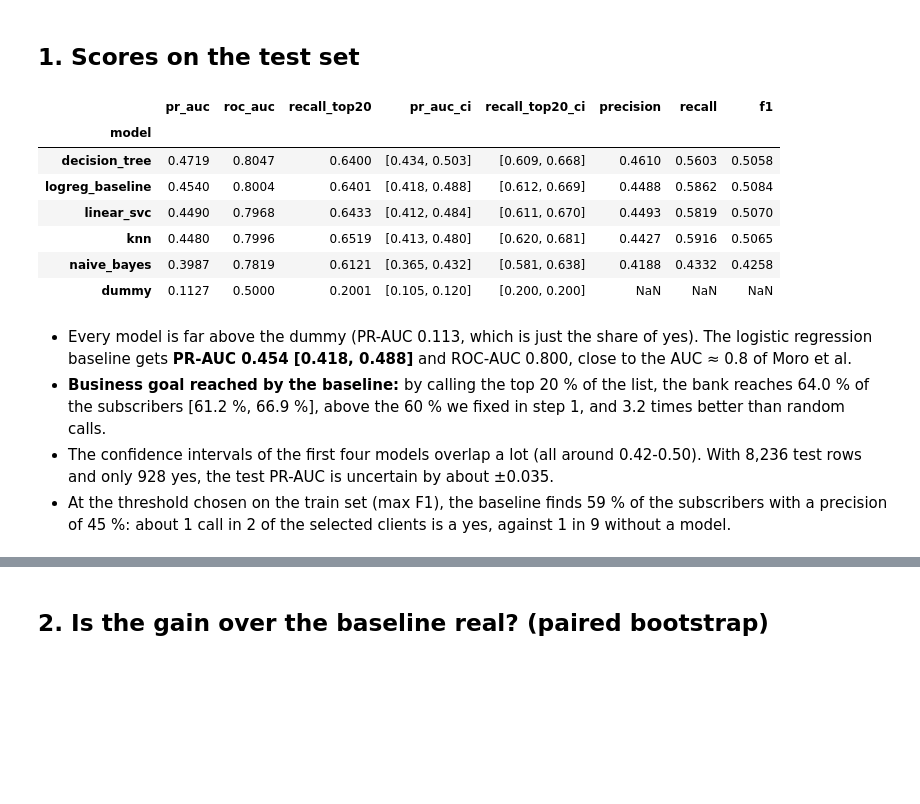
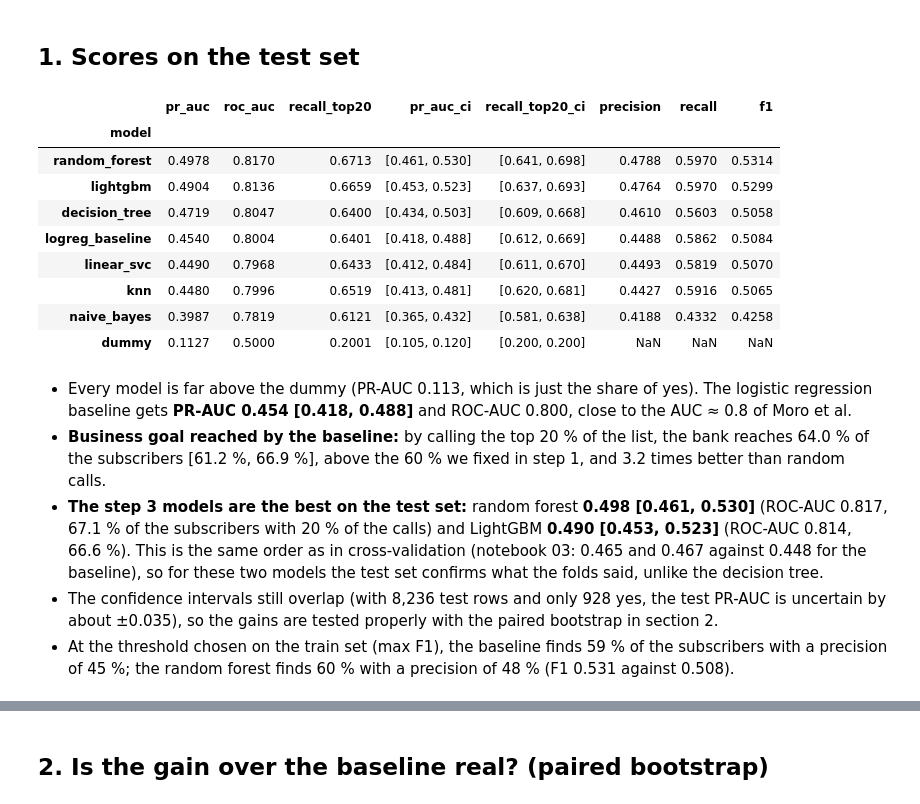
Before and after one commit to AntoninEsilv/MachineLearning, a Jupyter notebook: notebooks/04_model_comparison.ipynb, the cells around one changed output, grey strips where cells are left out. Drawn from its saved outputs; the diff is of its cells as text; code cells hidden in the pictures; blank space fills up the shorter version.

```diff
--- a/notebooks/04_model_comparison.ipynb
+++ b/notebooks/04_model_comparison.ipynb
@@ -40,33 +40,38 @@ models compared: ['dummy', 'logreg_baseline', 'decision_tree', 'knn', 'naive_bay
 # %%
 cv = cv_folds()
 scores, rows = {}, []
+fitted, oofs, thresholds = {}, {}, {}
 for n in names:
     m = get_model(n)
     # threshold chosen on out-of-fold scores of the train set, never on the test set
     oof = np.asarray([0.0])
     if n != "dummy":
         method = "predict_proba" if hasattr(m, "predict_proba") else "decision_function"
         oof = cross_val_predict(m, X_train, y_train, cv=cv, method=method, n_jobs=-1)
         oof = oof[:, 1] if oof.ndim == 2 else oof
     m.fit(X_train, y_train)
+    fitted[n] = m
     sc = score(m, X_test); scores[n] = sc
     row = {"model": n, **ranking_metrics(y_test, sc)}
     lo, hi = bootstrap_ci(y_test, sc, average_precision_score); row["pr_auc_ci"] = f"[{lo:.3f}, {hi:.3f}]"
     lo, hi = bootstrap_ci(y_test, sc, recall_at_top); row["recall_top20_ci"] = f"[{lo:.3f}, {hi:.3f}]"
     if n != "dummy":
         t = best_f1_threshold(y_train, oof)
+        oofs[n], thresholds[n] = oof, t
         row.update(threshold_metrics(y_test, sc, t))
     rows.append(row)
 test_table = pd.DataFrame(rows).set_index("model").sort_values("pr_auc", ascending=False)
 test_table.to_csv(RESULTS / "test_comparison.csv")
 test_table
 # %% [output]
 |  | pr_auc | roc_auc | recall_top20 | pr_auc_ci | recall_top20_ci | precision | recall | f1 |
 | model |  |  |  |  |  |  |  |  |
+| random_forest | 0.4978 | 0.8170 | 0.6713 | [0.461, 0.530] | [0.641, 0.698] | 0.4788 | 0.5970 | 0.5314 |
+| lightgbm | 0.4904 | 0.8136 | 0.6659 | [0.453, 0.523] | [0.637, 0.693] | 0.4764 | 0.5970 | 0.5299 |
 | decision_tree | 0.4719 | 0.8047 | 0.6400 | [0.434, 0.503] | [0.609, 0.668] | 0.4610 | 0.5603 | 0.5058 |
 | logreg_baseline | 0.4540 | 0.8004 | 0.6401 | [0.418, 0.488] | [0.612, 0.669] | 0.4488 | 0.5862 | 0.5084 |
 | linear_svc | 0.4490 | 0.7968 | 0.6433 | [0.412, 0.484] | [0.611, 0.670] | 0.4493 | 0.5819 | 0.5070 |
-| knn | 0.4480 | 0.7996 | 0.6519 | [0.413, 0.480] | [0.620, 0.681] | 0.4427 | 0.5916 | 0.5065 |
+| knn | 0.4480 | 0.7996 | 0.6519 | [0.413, 0.481] | [0.620, 0.681] | 0.4427 | 0.5916 | 0.5065 |
 | naive_bayes | 0.3987 | 0.7819 | 0.6121 | [0.365, 0.432] | [0.581, 0.638] | 0.4188 | 0.4332 | 0.4258 |
 | dummy | 0.1127 | 0.5000 | 0.2001 | [0.105, 0.120] | [0.200, 0.200] | NaN | NaN | NaN |
 # %% [markdown]
@@ -74,7 +79,11 @@ test_table
   baseline gets **PR-AUC 0.454 [0.418, 0.488]** and ROC-AUC 0.800, close to the AUC ≈ 0.8 of Moro et al.
 * **Business goal reached by the baseline:** by calling the top 20 % of the list, the bank reaches 64.0 % of the
   subscribers [61.2 %, 66.9 %], above the 60 % we fixed in step 1, and 3.2 times better than random calls.
-* The confidence intervals of the first four models overlap a lot (all around 0.42-0.50). With 8,236 test rows
-  and only 928 yes, the test PR-AUC is uncertain by about ±0.035.
+* **The step 3 models are the best on the test set:** random forest **0.498 [0.461, 0.530]** (ROC-AUC 0.817,
+  67.1 % of the subscribers with 20 % of the calls) and LightGBM **0.490 [0.453, 0.523]** (ROC-AUC 0.814, 66.6 %).
+  This is the same order as in cross-validation (notebook 03: 0.465 and 0.467 against 0.448 for the baseline), so
+  for these two models the test set confirms what the folds said, unlike the decision tree.
+* The confidence intervals still overlap (with 8,236 test rows and only 928 yes, the test PR-AUC is uncertain by
+  about ±0.035), so the gains are tested properly with the paired bootstrap in section 2.
 * At the threshold chosen on the train set (max F1), the baseline finds 59 % of the subscribers with a precision of
-  45 %: about 1 call in 2 of the selected clients is a yes, against 1 in 9 without a model.
+  45 %; the random forest finds 60 % with a precision of 48 % (F1 0.531 against 0.508).
```
Also changed, not shown: parts of 11 cells of this notebook, 10 other files.
